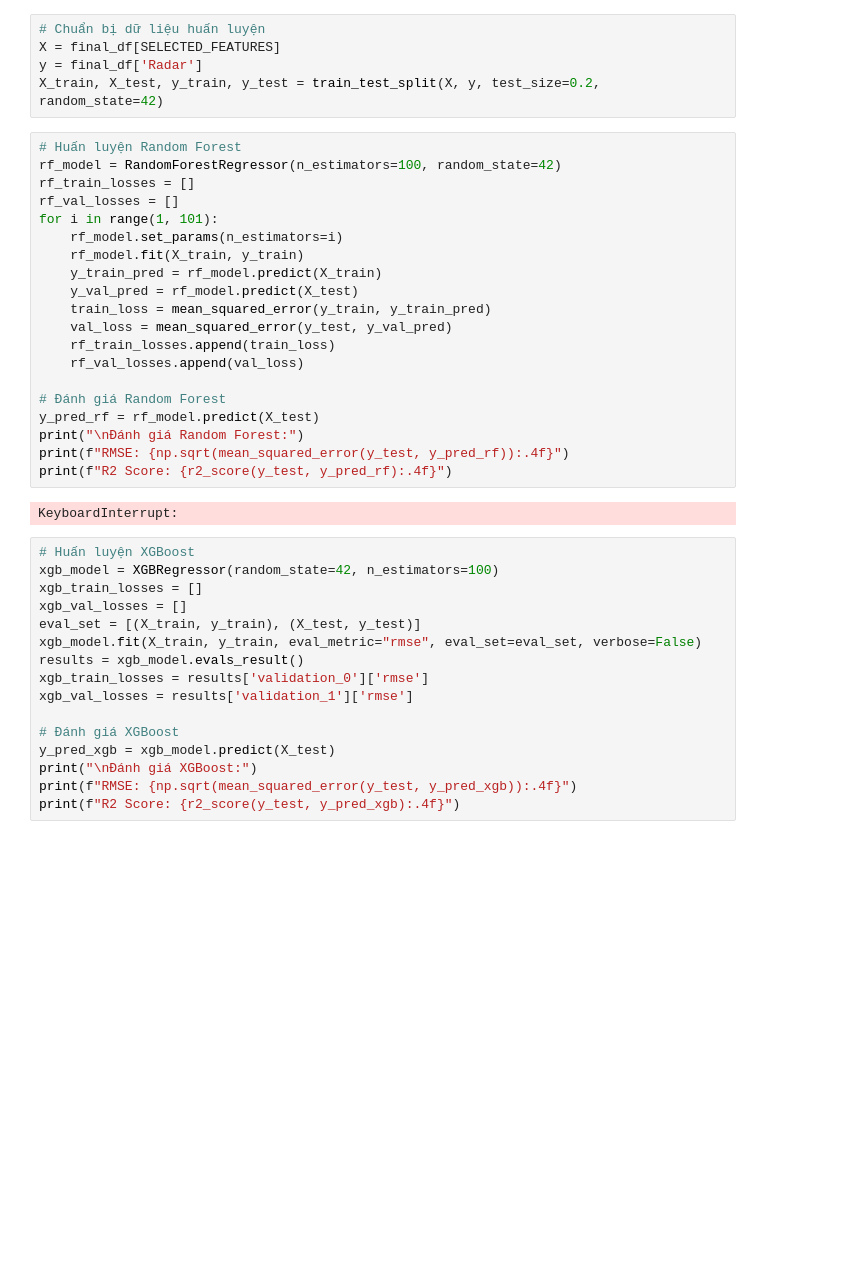
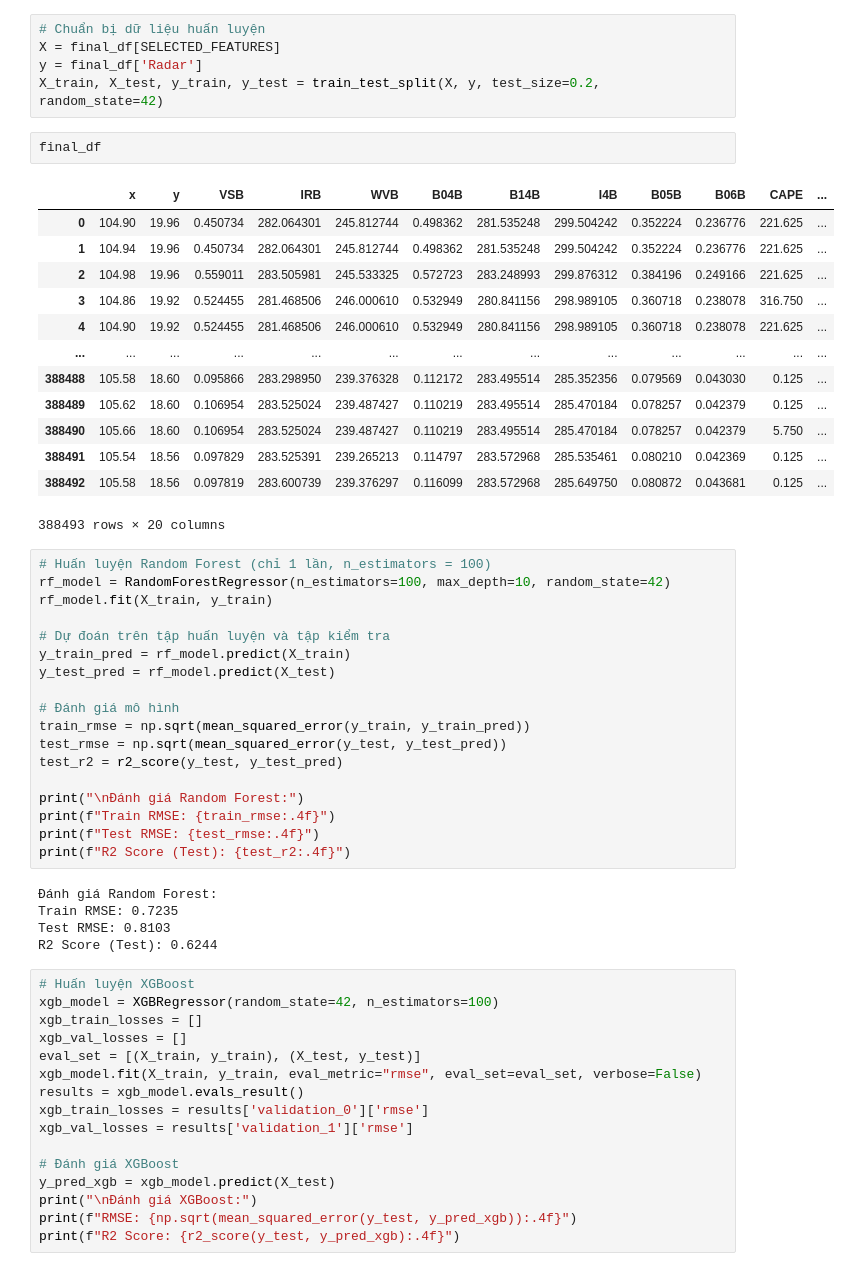
Before and after one commit to nhatminz/btl-AI, a Jupyter notebook: tabular-data-ai.ipynb, the cells around one changed output. Cells and saved outputs as stored; diff of their text form; blank space fills up the shorter version.

```diff
--- a/tabular-data-ai.ipynb
+++ b/tabular-data-ai.ipynb
@@ -570,28 +570,45 @@ Kích thước bảng dữ liệu cuối cùng: 388493 hàng
 X = final_df[SELECTED_FEATURES]
 y = final_df['Radar']
 X_train, X_test, y_train, y_test = train_test_split(X, y, test_size=0.2, random_state=42)
+# %%
+final_df
+# %% [output]
+|  | x | y | VSB | IRB | WVB | B04B | B14B | I4B | B05B | B06B | CAPE | ... |
+| 0 | 104.90 | 19.96 | 0.450734 | 282.064301 | 245.812744 | 0.498362 | 281.535248 | 299.504242 | 0.352224 | 0.236776 | 221.625 | ... |
+| 1 | 104.94 | 19.96 | 0.450734 | 282.064301 | 245.812744 | 0.498362 | 281.535248 | 299.504242 | 0.352224 | 0.236776 | 221.625 | ... |
+| 2 | 104.98 | 19.96 | 0.559011 | 283.505981 | 245.533325 | 0.572723 | 283.248993 | 299.876312 | 0.384196 | 0.249166 | 221.625 | ... |
+| 3 | 104.86 | 19.92 | 0.524455 | 281.468506 | 246.000610 | 0.532949 | 280.841156 | 298.989105 | 0.360718 | 0.238078 | 316.750 | ... |
+| 4 | 104.90 | 19.92 | 0.524455 | 281.468506 | 246.000610 | 0.532949 | 280.841156 | 298.989105 | 0.360718 | 0.238078 | 221.625 | ... |
+| ... | ... | ... | ... | ... | ... | ... | ... | ... | ... | ... | ... | ... |
+| 388488 | 105.58 | 18.60 | 0.095866 | 283.298950 | 239.376328 | 0.112172 | 283.495514 | 285.352356 | 0.079569 | 0.043030 | 0.125 | ... |
+| 388489 | 105.62 | 18.60 | 0.106954 | 283.525024 | 239.487427 | 0.110219 | 283.495514 | 285.470184 | 0.078257 | 0.042379 | 0.125 | ... |
+| 388490 | 105.66 | 18.60 | 0.106954 | 283.525024 | 239.487427 | 0.110219 | 283.495514 | 285.470184 | 0.078257 | 0.042379 | 5.750 | ... |
+| 388491 | 105.54 | 18.56 | 0.097829 | 283.525391 | 239.265213 | 0.114797 | 283.572968 | 285.535461 | 0.080210 | 0.042369 | 0.125 | ... |
+| 388492 | 105.58 | 18.56 | 0.097819 | 283.600739 | 239.376297 | 0.116099 | 283.572968 | 285.649750 | 0.080872 | 0.043681 | 0.125 | ... |
+388493 rows × 20 columns
 # %%
-# Huấn luyện Random Forest
-rf_model = RandomForestRegressor(n_estimators=100, random_state=42)
-rf_train_losses = []
-rf_val_losses = []
-for i in range(1, 101):
-    rf_model.set_params(n_estimators=i)
-    rf_model.fit(X_train, y_train)
-    y_train_pred = rf_model.predict(X_train)
-    y_val_pred = rf_model.predict(X_test)
-    train_loss = mean_squared_error(y_train, y_train_pred)
-    val_loss = mean_squared_error(y_test, y_val_pred)
-    rf_train_losses.append(train_loss)
-    rf_val_losses.append(val_loss)
+# Huấn luyện Random Forest (chỉ 1 lần, n_estimators = 100)
+rf_model = RandomForestRegressor(n_estimators=100, max_depth=10, random_state=42)
+rf_model.fit(X_train, y_train)
 
-# Đánh giá Random Forest
-y_pred_rf = rf_model.predict(X_test)
+# Dự đoán trên tập huấn luyện và tập kiểm tra
+y_train_pred = rf_model.predict(X_train)
+y_test_pred = rf_model.predict(X_test)
+
+# Đánh giá mô hình
+train_rmse = np.sqrt(mean_squared_error(y_train, y_train_pred))
+test_rmse = np.sqrt(mean_squared_error(y_test, y_test_pred))
+test_r2 = r2_score(y_test, y_test_pred)
+
 print("\nĐánh giá Random Forest:")
-print(f"RMSE: {np.sqrt(mean_squared_error(y_test, y_pred_rf)):.4f}")
-print(f"R2 Score: {r2_score(y_test, y_pred_rf):.4f}")
+print(f"Train RMSE: {train_rmse:.4f}")
+print(f"Test RMSE: {test_rmse:.4f}")
+print(f"R2 Score (Test): {test_r2:.4f}")
 # %% [output]
-KeyboardInterrupt:
+Đánh giá Random Forest:
+Train RMSE: 0.7235
+Test RMSE: 0.8103
+R2 Score (Test): 0.6244
 # %%
 # Huấn luyện XGBoost
 xgb_model = XGBRegressor(random_state=42, n_estimators=100)
```
Also changed, not shown: parts of 3 cells of this notebook.
